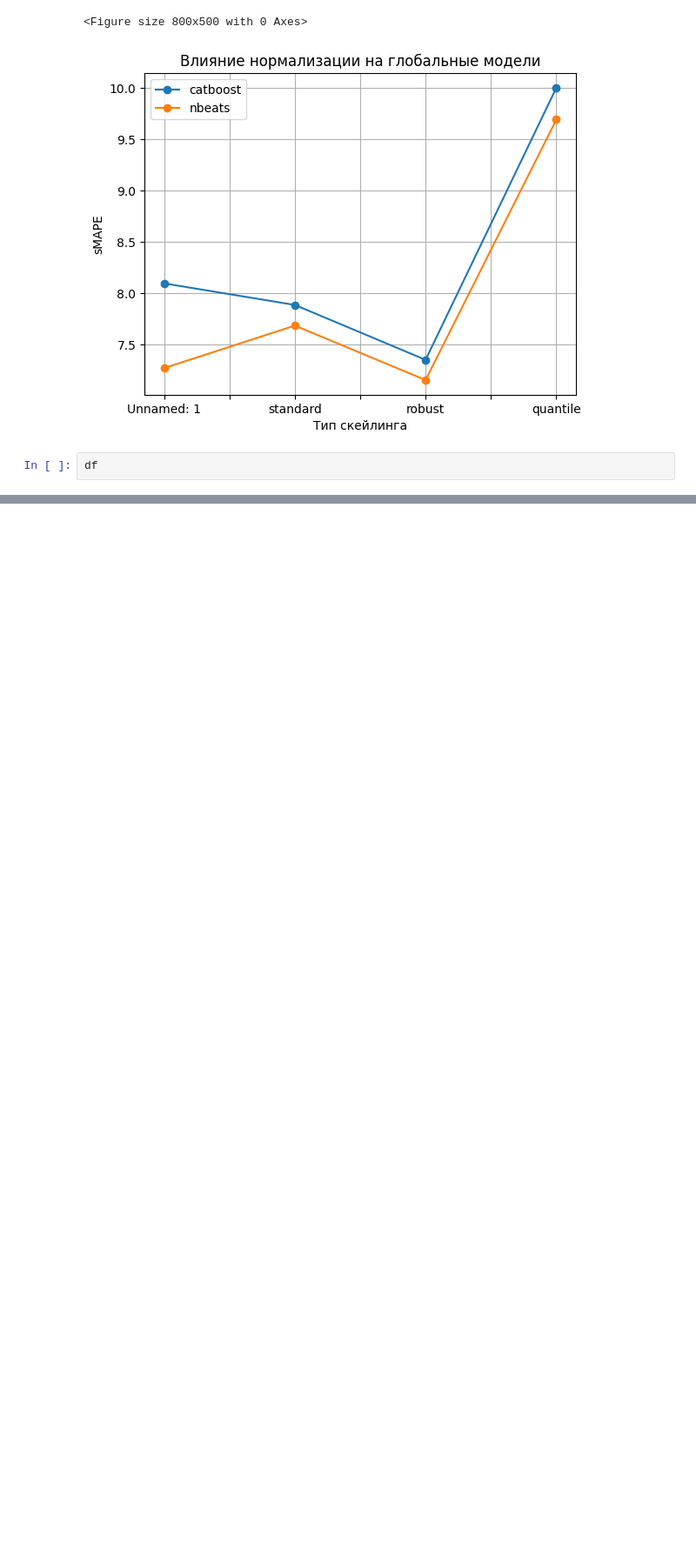
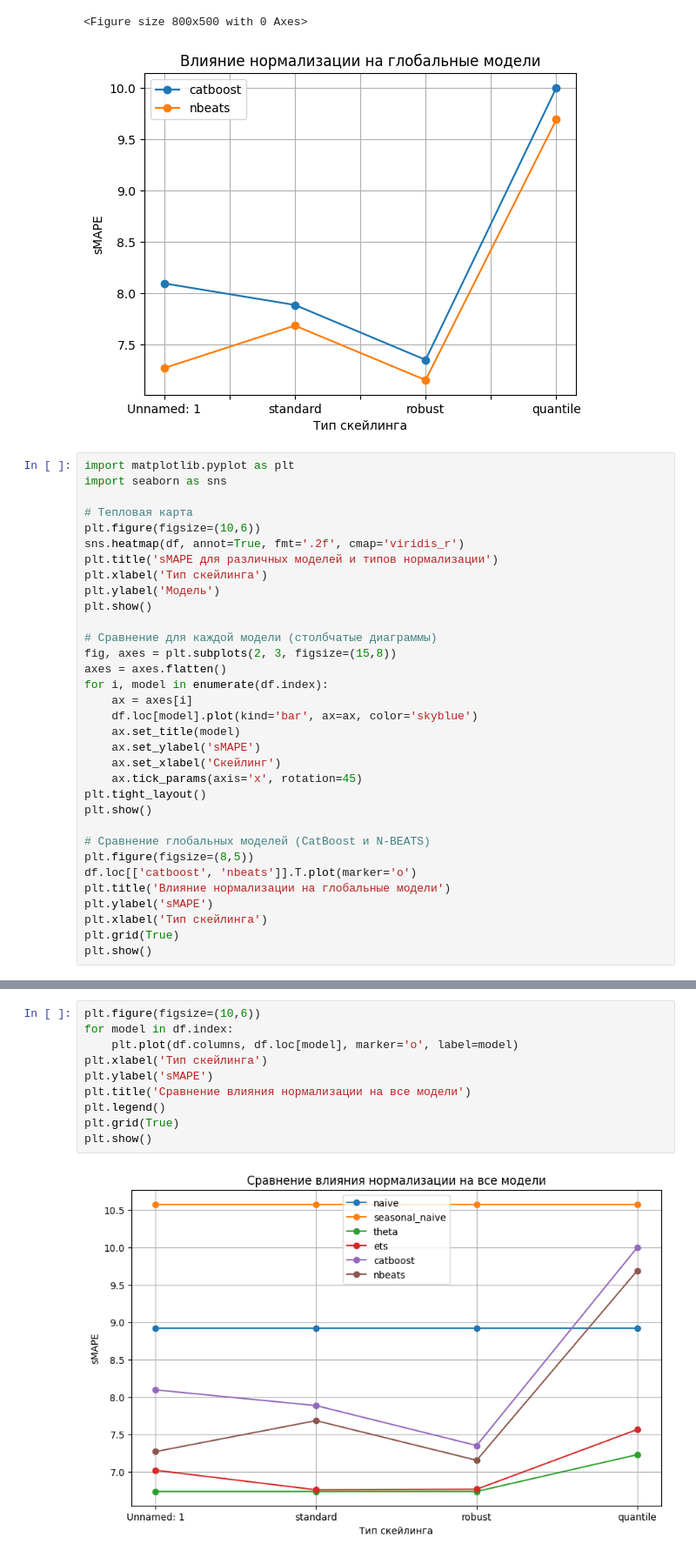
Before and after one commit to aldarovav/TS_project, a Jupyter notebook: results/analysis_results.ipynb, the cells around one changed output, grey strips where cells are left out. Shown at 87% size. Saved outputs shown, nothing was run; the diff lists cells and outputs as text; blank space fills up the shorter version.

```diff
--- a/results/analysis_results.ipynb
+++ b/results/analysis_results.ipynb
@@ -231,4 +167,35 @@ plt.show()
 <Figure size 800x500 with 0 Axes>
 [figure]
 # %%
-df
+import matplotlib.pyplot as plt
+import seaborn as sns
+
+# Тепловая карта
+plt.figure(figsize=(10,6))
+sns.heatmap(df, annot=True, fmt='.2f', cmap='viridis_r')
+plt.title('sMAPE для различных моделей и типов нормализации')
+plt.xlabel('Тип скейлинга')
+plt.ylabel('Модель')
+plt.show()
+
+# Сравнение для каждой модели (столбчатые диаграммы)
+fig, axes = plt.subplots(2, 3, figsize=(15,8))
+axes = axes.flatten()
+for i, model in enumerate(df.index):
+    ax = axes[i]
+    df.loc[model].plot(kind='bar', ax=ax, color='skyblue')
+    ax.set_title(model)
+    ax.set_ylabel('sMAPE')
+    ax.set_xlabel('Скейлинг')
+    ax.tick_params(axis='x', rotation=45)
+plt.tight_layout()
+plt.show()
+
+# Сравнение глобальных моделей (CatBoost и N‑BEATS)
+plt.figure(figsize=(8,5))
+df.loc[['catboost', 'nbeats']].T.plot(marker='o')
+plt.title('Влияние нормализации на глобальные модели')
+plt.ylabel('sMAPE')
+plt.xlabel('Тип скейлинга')
+plt.grid(True)
+plt.show()
@@ -234,0 +207,12 @@ df
+# %%
+plt.figure(figsize=(10,6))
+for model in df.index:
+    plt.plot(df.columns, df.loc[model], marker='o', label=model)
+plt.xlabel('Тип скейлинга')
+plt.ylabel('sMAPE')
+plt.title('Сравнение влияния нормализации на все модели')
+plt.legend()
+plt.grid(True)
+plt.show()
+# %% [output]
+[figure, added]
```
Also changed, not shown: parts of 6 cells of this notebook.
